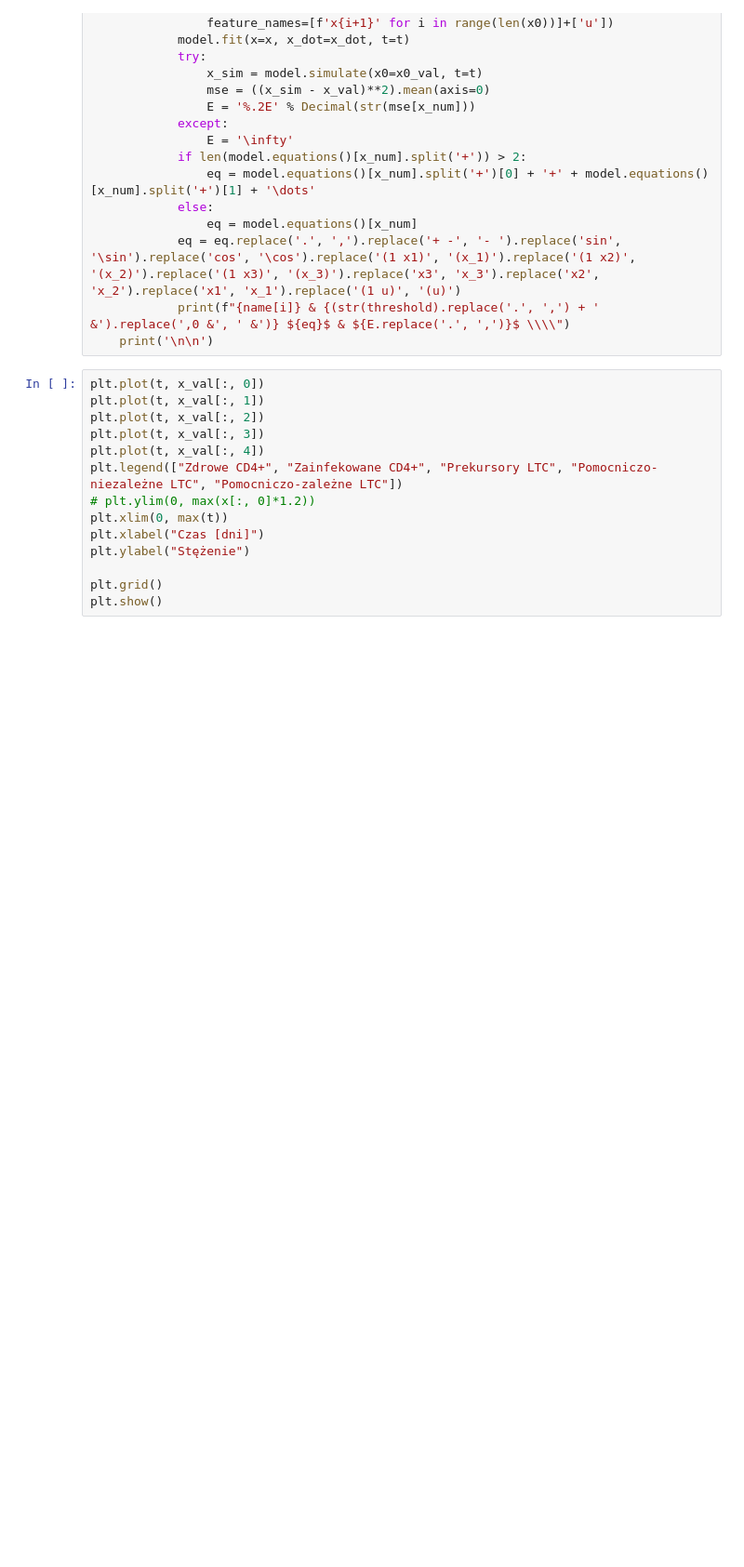
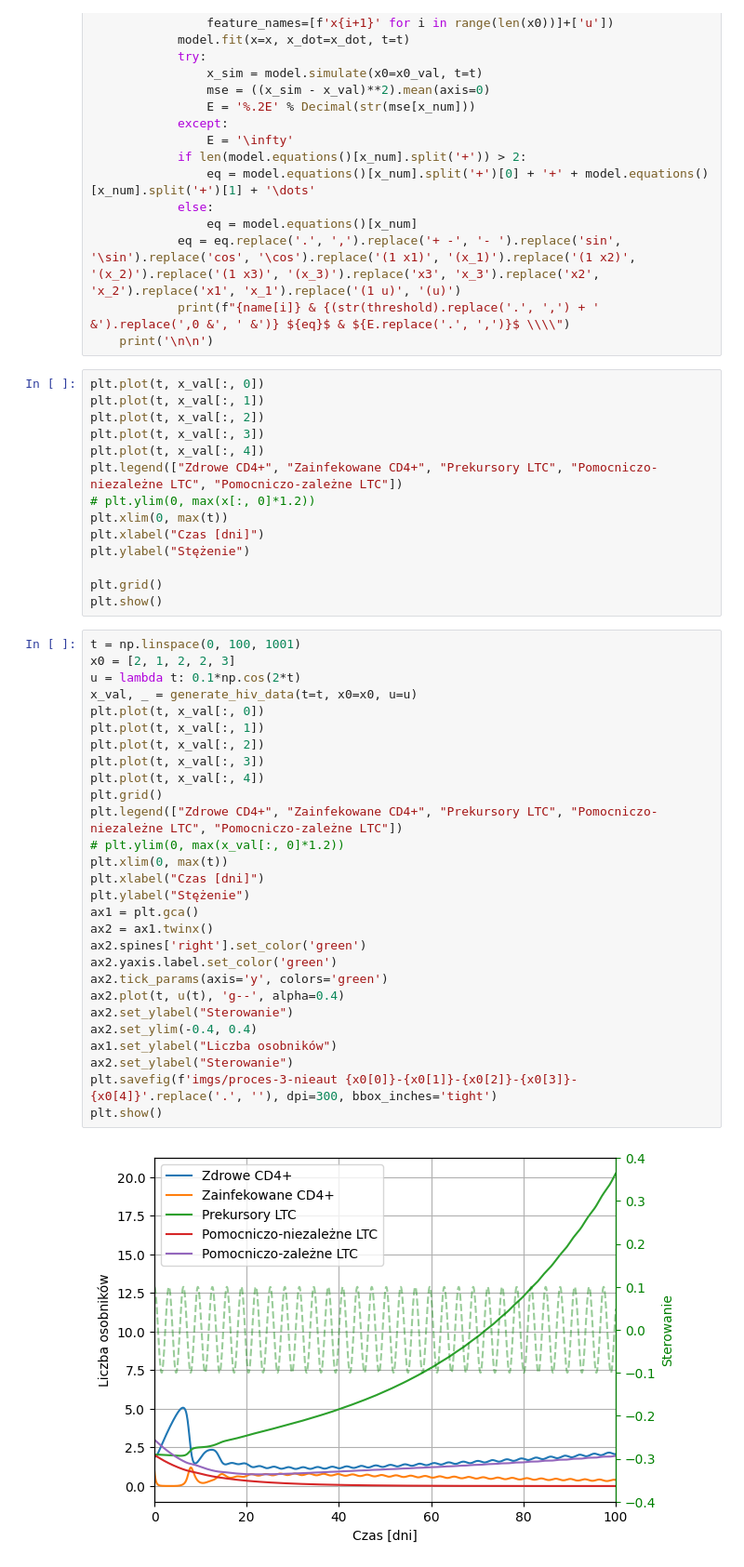
Before and after one commit to pochlebiacz/SINDy-in-MPC, a Jupyter notebook: 3_hiv.ipynb, the cells around one changed output. Shown at 93% size. Saved outputs shown, nothing was run; the diff lists cells and outputs as text; blank space fills up the shorter version.

```diff
--- a/3_hiv.ipynb
+++ b/3_hiv.ipynb
@@ -63,3 +63,33 @@ plt.ylabel("Stężenie")
 
 plt.grid()
 plt.show()
+# %%
+t = np.linspace(0, 100, 1001)
+x0 = [2, 1, 2, 2, 3]
+u = lambda t: 0.1*np.cos(2*t)
+x_val, _ = generate_hiv_data(t=t, x0=x0, u=u)
+plt.plot(t, x_val[:, 0])
+plt.plot(t, x_val[:, 1])
+plt.plot(t, x_val[:, 2])
+plt.plot(t, x_val[:, 3])
+plt.plot(t, x_val[:, 4])
+plt.grid()
+plt.legend(["Zdrowe CD4+", "Zainfekowane CD4+", "Prekursory LTC", "Pomocniczo-niezależne LTC", "Pomocniczo-zależne LTC"])
+# plt.ylim(0, max(x_val[:, 0]*1.2))
+plt.xlim(0, max(t))
+plt.xlabel("Czas [dni]")
+plt.ylabel("Stężenie")
+ax1 = plt.gca()
+ax2 = ax1.twinx()
+ax2.spines['right'].set_color('green')
+ax2.yaxis.label.set_color('green')
+ax2.tick_params(axis='y', colors='green')
+ax2.plot(t, u(t), 'g--', alpha=0.4)
+ax2.set_ylabel("Sterowanie")
+ax2.set_ylim(-0.4, 0.4)
+ax1.set_ylabel("Liczba osobników")
+ax2.set_ylabel("Sterowanie")
+plt.savefig(f'imgs/proces-3-nieaut {x0[0]}-{x0[1]}-{x0[2]}-{x0[3]}-{x0[4]}'.replace('.', ''), dpi=300, bbox_inches='tight')
+plt.show()
+# %% [output]
+[figure, added]
```
Also changed, not shown: 8 other files.
